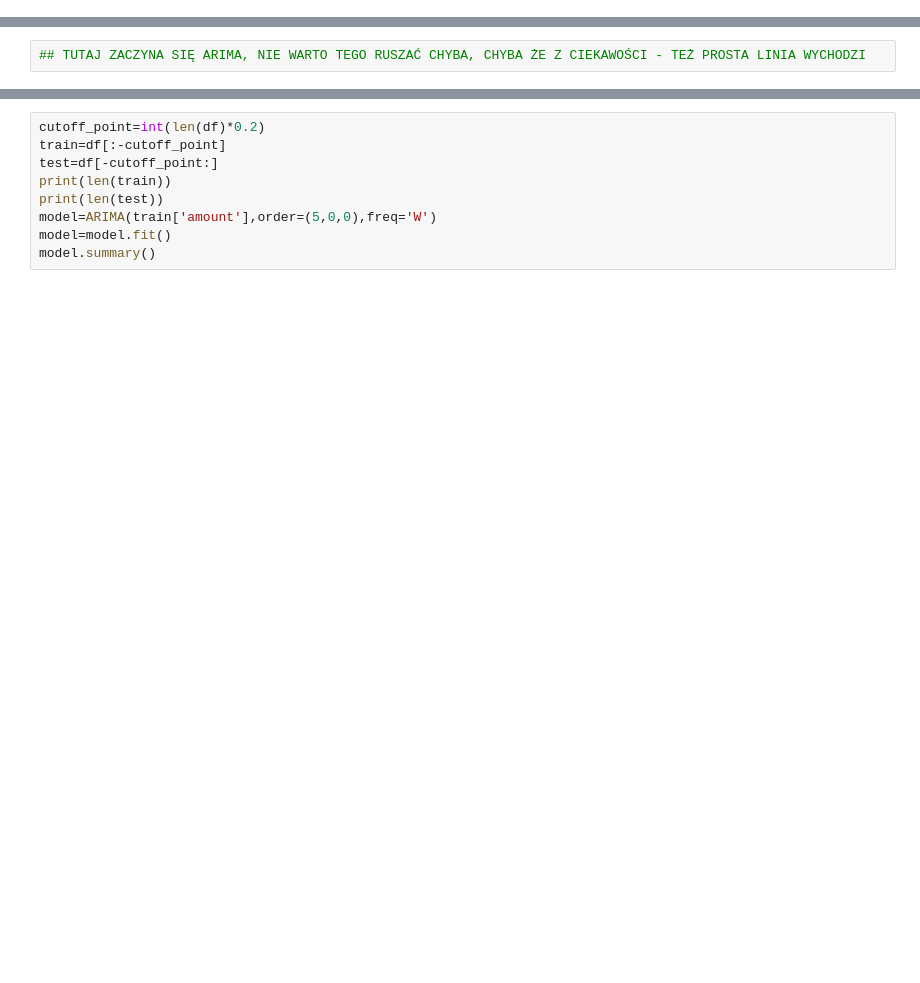
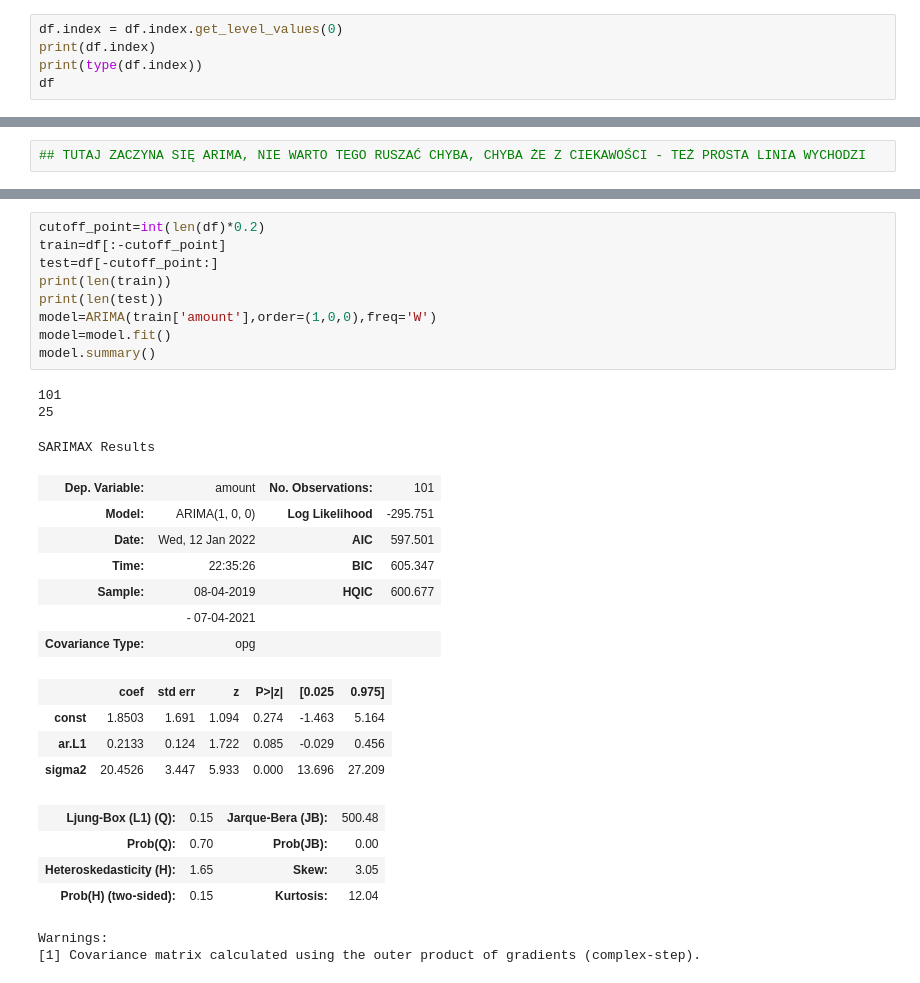
Before and after one commit to vladkyr/ium-21z, a Jupyter notebook: notebooks/arima_testing.ipynb, the cells around one changed output, grey strips where cells are left out. Saved outputs shown, nothing was run; the diff lists cells and outputs as text; blank space fills up the shorter version.

```diff
--- a/notebooks/arima_testing.ipynb
+++ b/notebooks/arima_testing.ipynb
@@ -70,0 +57,5 @@ df
+# %%
+df.index = df.index.get_level_values(0)
+print(df.index)
+print(type(df.index))
+df
@@ -146,12 +220,33 @@ stepwise_fit = auto_arima(df['amount'], trace=True)
 # %%
 cutoff_point=int(len(df)*0.2)
 train=df[:-cutoff_point]
 test=df[-cutoff_point:]
 print(len(train))
 print(len(test))
-model=ARIMA(train['amount'],order=(5,0,0),freq='W')
+model=ARIMA(train['amount'],order=(1,0,0),freq='W')
 model=model.fit()
 model.summary()
+# %% [output]
+101
+25
+SARIMAX Results
+| Dep. Variable: | amount | No. Observations: | 101 |
+| Model: | ARIMA(1, 0, 0) | Log Likelihood | -295.751 |
+| Date: | Wed, 12 Jan 2022 | AIC | 597.501 |
+| Time: | 22:35:26 | BIC | 605.347 |
+| Sample: | 08-04-2019 | HQIC | 600.677 |
+|  | - 07-04-2021 |  |  |
+| Covariance Type: | opg |  |  |
+|  | coef | std err | z | P>|z| | [0.025 | 0.975] |
+| const | 1.8503 | 1.691 | 1.094 | 0.274 | -1.463 | 5.164 |
+| ar.L1 | 0.2133 | 0.124 | 1.722 | 0.085 | -0.029 | 0.456 |
+| sigma2 | 20.4526 | 3.447 | 5.933 | 0.000 | 13.696 | 27.209 |
+| Ljung-Box (L1) (Q): | 0.15 | Jarque-Bera (JB): | 500.48 |
+| Prob(Q): | 0.70 | Prob(JB): | 0.00 |
+| Heteroskedasticity (H): | 1.65 | Skew: | 3.05 |
+| Prob(H) (two-sided): | 0.15 | Kurtosis: | 12.04 |
+Warnings:
+[1] Covariance matrix calculated using the outer product of gradients (complex-step).
 # %%
 start=len(train)
 end=len(train)+len(test)-1
```
Also changed, not shown: parts of 14 cells of this notebook.
